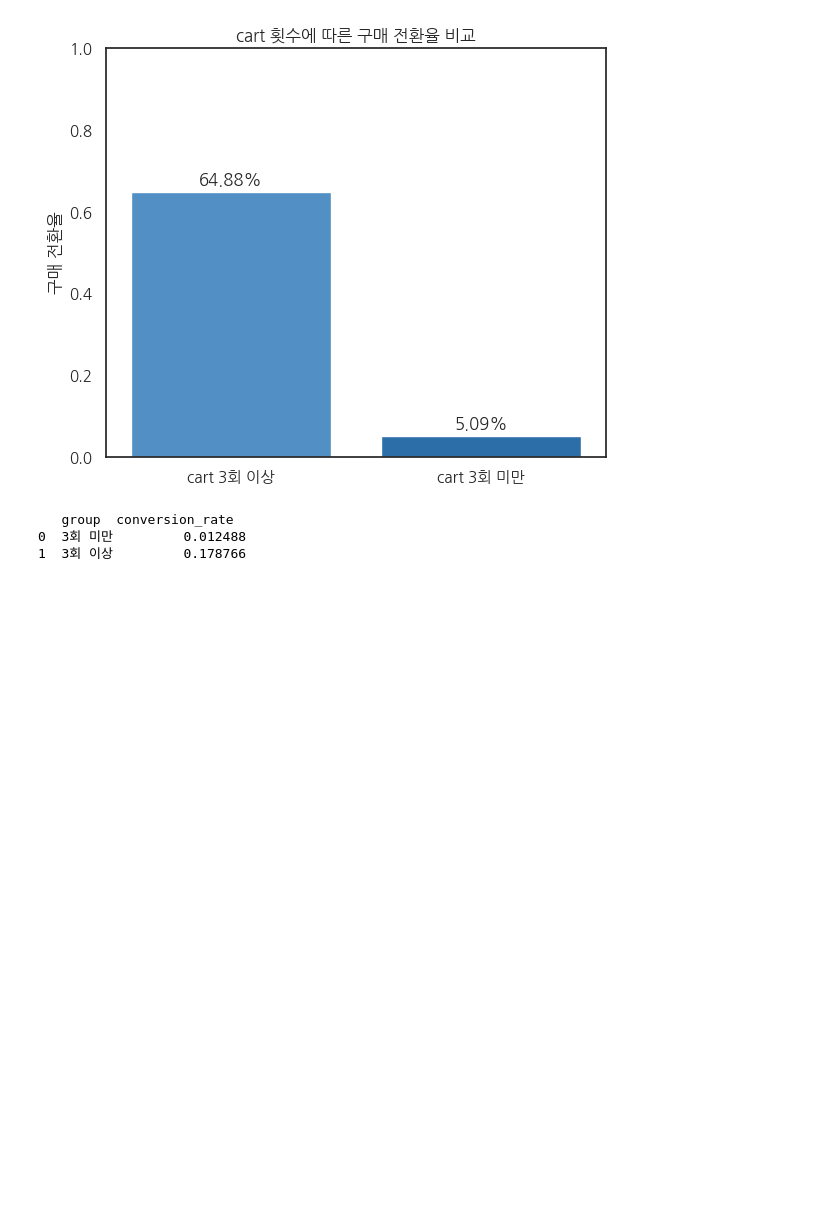
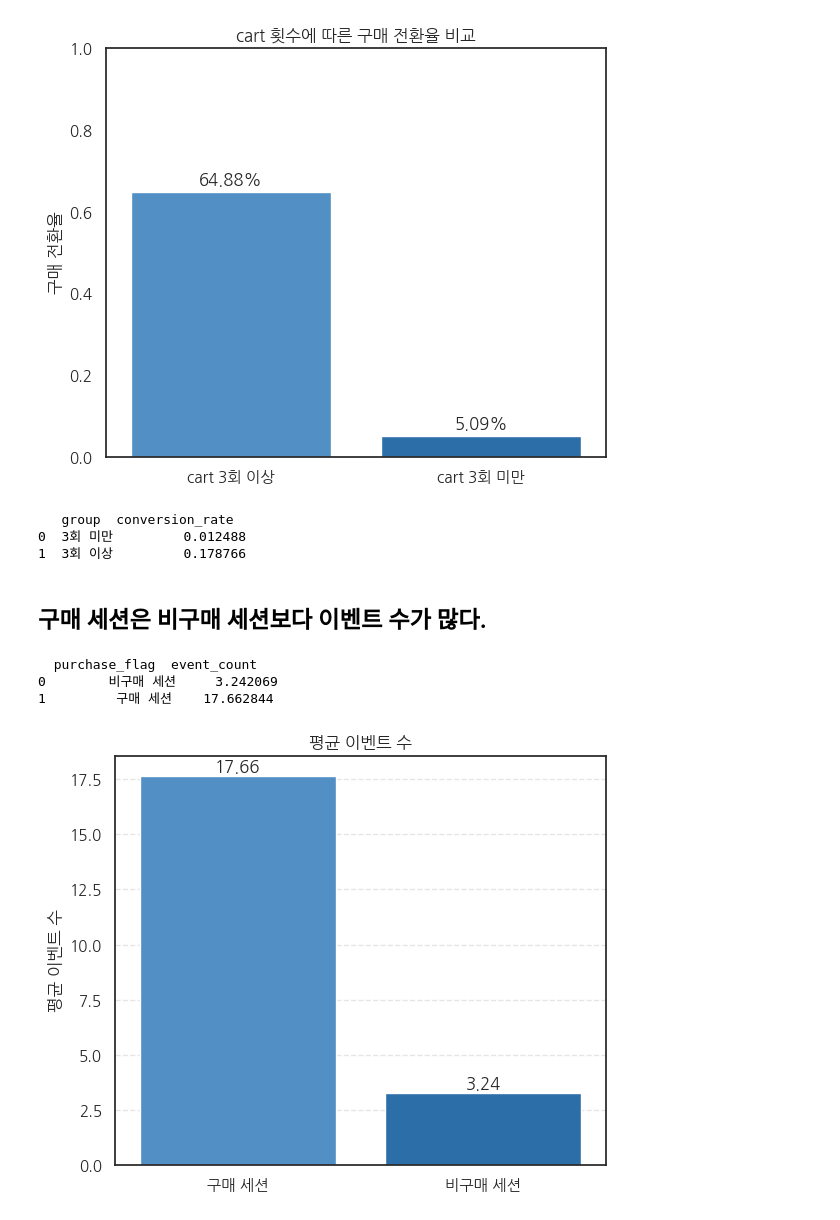
Before and after one commit to Blche/datathon_09, a Jupyter notebook: members/문세희/15_Graph.ipynb, the cells around one changed output. Cells and saved outputs as stored; diff of their text form; code cells hidden in the pictures; blank space fills up the shorter version.

```diff
--- a/members/문세희/15_Graph.ipynb
+++ b/members/문세희/15_Graph.ipynb
@@ -336,3 +342,54 @@ print(conversion)
    group  conversion_rate
 0  3회 미만         0.012488
 1  3회 이상         0.178766
+# %% [markdown]
+## 구매 세션은 비구매 세션보다 이벤트 수가 많다.
+# %%
+import pandas as pd
+
+# 1. 구매가 발생한 세션 목록
+purchase_sessions = df[df['event_type'] == 'purchase']['user_session'].unique()
+
+# 2. 세션별 전체 이벤트 수 계산
+session_event_counts = df.groupby('user_session').size().reset_index(name='event_count')
+
+# 3. 구매 여부 컬럼 추가
+session_event_counts['purchase_flag'] = session_event_counts['user_session'].isin(purchase_sessions)
+
+# 4. 그룹별 평균 이벤트 수
+avg_event_counts = session_event_counts.groupby('purchase_flag')['event_count'].mean().reset_index()
+
+# 구매 여부 라벨링
+avg_event_counts['purchase_flag'] = avg_event_counts['purchase_flag'].map({True: '구매 세션', False: '비구매 세션'})
+
+print(avg_event_counts)
+# %% [output]
+  purchase_flag  event_count
+0        비구매 세션     3.242069
+1         구매 세션    17.662844
+# %%
+# 시각화용 데이터 순서 변경
+avg_event_counts = avg_event_counts.set_index('purchase_flag').loc[['구매 세션', '비구매 세션']].reset_index()
+
+plt.figure(figsize=(6, 5))
+sns.barplot(
+    data=avg_event_counts,
+    x='purchase_flag',
+    y='event_count',
+    order=['구매 세션', '비구매 세션'],
+    palette=['#3e90d7', '#1770bd']  # 팔레트 8, 12번째
+)
+
+# 막대 위에 수치 표시
+for i, row in avg_event_counts.iterrows():
+    plt.text(i, row['event_count'] + 0.05, f"{row['event_count']:.2f}",
+             ha='center', va='bottom', fontsize=12)
+
+plt.title('평균 이벤트 수')
+plt.xlabel('')
+plt.ylabel('평균 이벤트 수')
+plt.grid(axis='y', linestyle='--', alpha=0.5)
+plt.tight_layout()
+plt.show()
+# %% [output]
+[figure, added]
```
Also changed, not shown: parts of 5 cells of this notebook, 3 other files.
